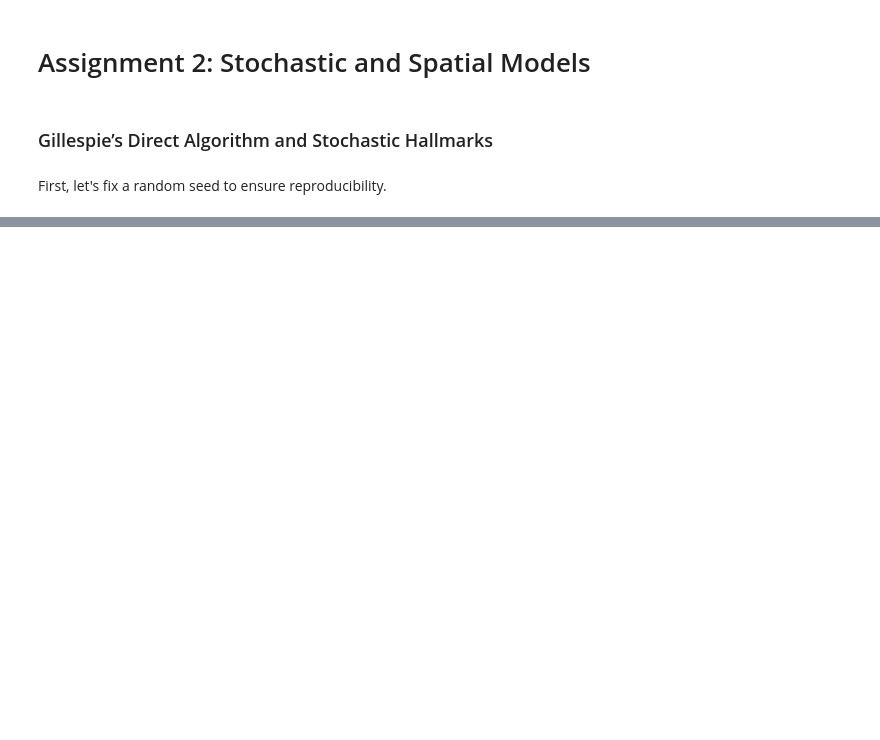
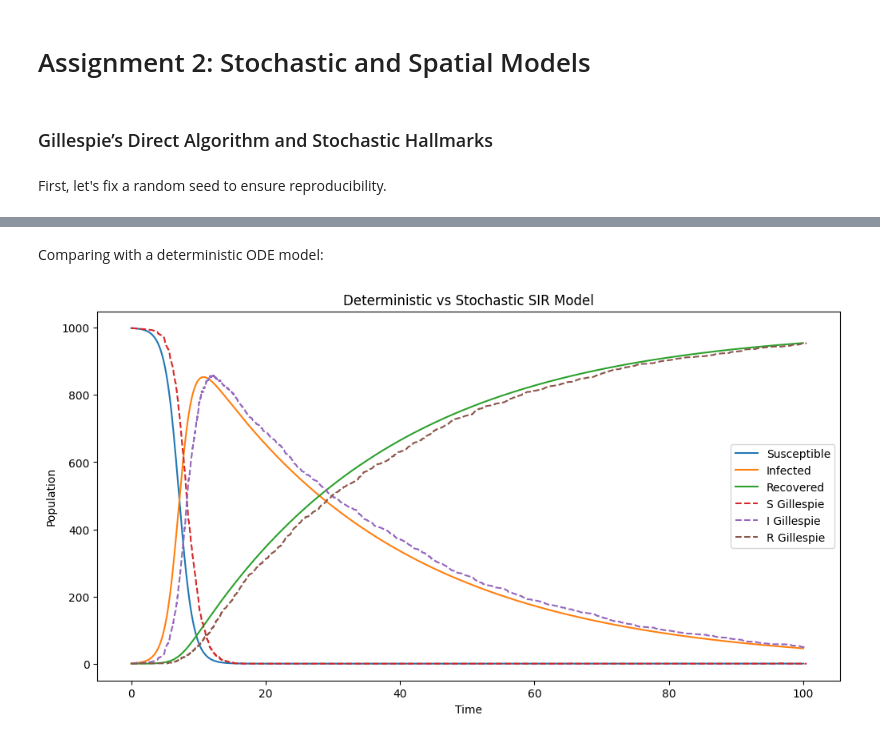
Before and after one commit to sofiatete/ICS_Assignment2, a Jupyter notebook: project.ipynb, the cells around one changed output, grey strips where cells are left out. Saved outputs shown, nothing was run; the diff lists cells and outputs as text; code cells hidden in the pictures; blank space fills up the shorter version.

```diff
--- a/project.ipynb
+++ b/project.ipynb
@@ -57,0 +62,29 @@ plt.show()
+# %% [markdown]
+Comparing with a deterministic ODE model:
+# %%
+def sir_model(t, y, beta, gamma, mu, nu):
+    S, I, R = y
+    dSdt = mu - beta * S * I / N - nu * S / N
+    dIdt = beta * S * I / N - gamma * I - nu * I / N
+    dRdt = gamma * I - nu * R / N
+    return [dSdt, dIdt, dRdt]
+
+sol = solve_ivp(sir_model, [0, t], initial_conditions, args=(beta, gamma, mu, nu), t_eval=np.linspace(0, t, 1000))
+S_d, I_d, R_d = sol.y
+
+# Plotting the results
+plt.figure(figsize=(12, 6))
+plt.plot(sol.t, S_d, label='Susceptible')
+plt.plot(sol.t, I_d , label='Infected')
+plt.plot(sol.t, R_d, label='Recovered')
+
+plt.plot(time, S, linestyle = "--", label='S Gillespie')
+plt.plot(time, I, linestyle = "--", label='I Gillespie')
+plt.plot(time, R, linestyle = "--", label='R Gillespie')
+plt.xlabel('Time')
+plt.ylabel('Population')
+plt.title('Deterministic vs Stochastic SIR Model')
+plt.legend()
+plt.show()
+# %% [output]
+[figure, added]
```
Also changed, not shown: parts of 3 cells of this notebook.
